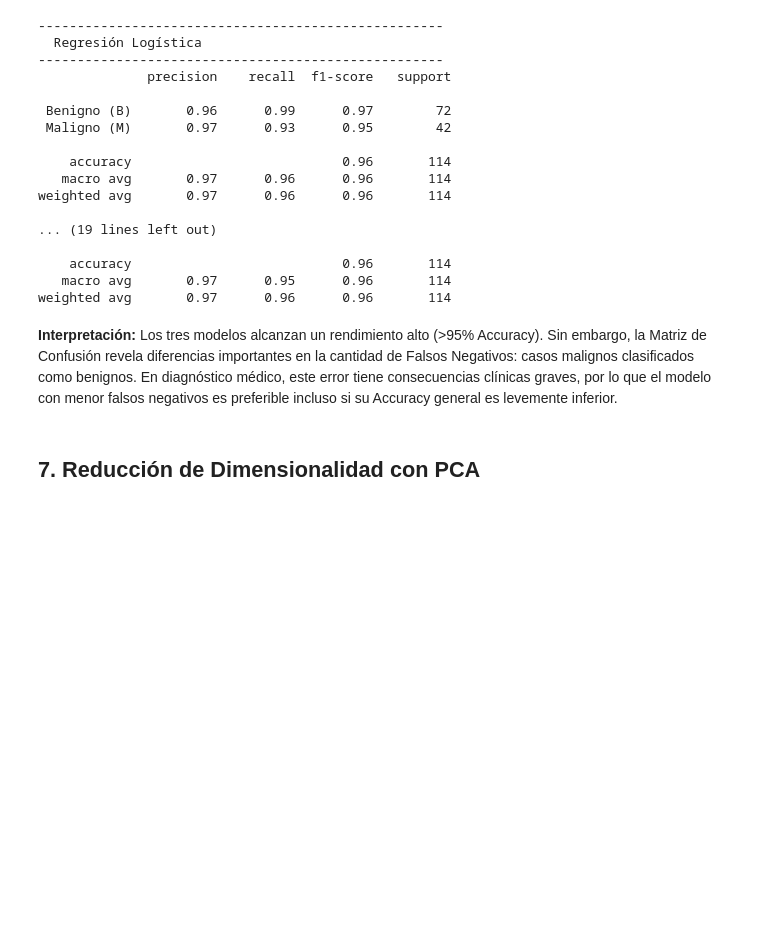
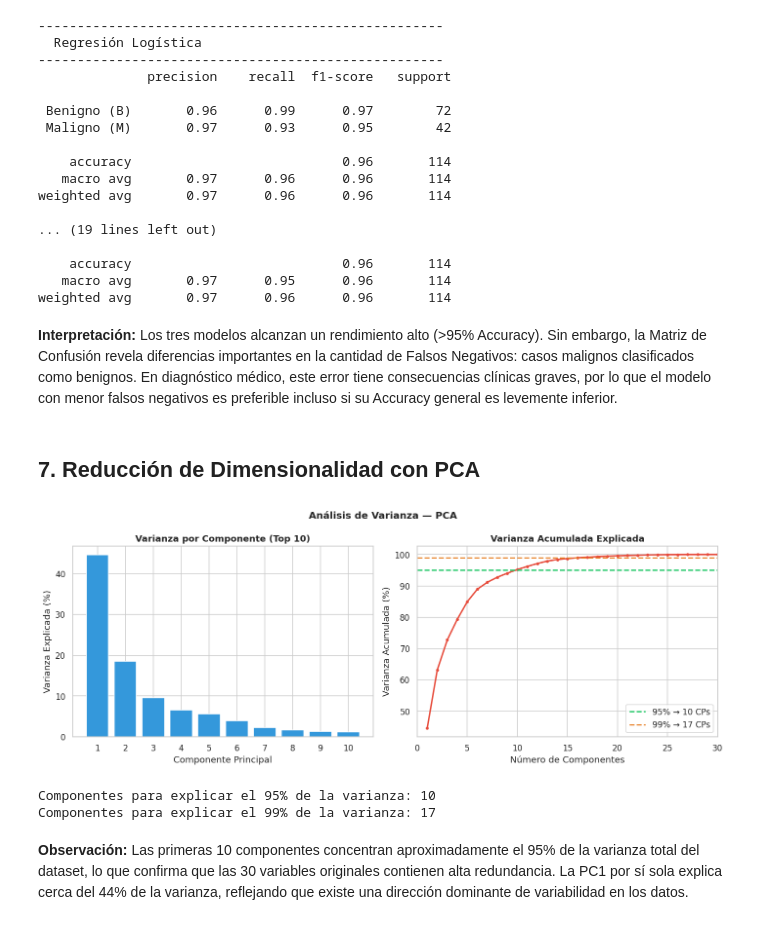
Before and after one commit to DaihanaMora/ML-Cancer-Market, a Jupyter notebook: breast_cancer.ipynb, the cells around one changed output. Cells and saved outputs as stored; diff of their text form; code cells hidden in the pictures; blank space fills up the shorter version.

Commit message:
feat: PCA varianza explicada acumulada

```diff
--- a/breast_cancer.ipynb
+++ b/breast_cancer.ipynb
@@ -281,3 +281,45 @@ weighted avg       0.97      0.96      0.96       114
 **Interpretación:** Los tres modelos alcanzan un rendimiento alto (>95% Accuracy). Sin embargo, la Matriz de Confusión revela diferencias importantes en la cantidad de Falsos Negativos: casos malignos clasificados como benignos. En diagnóstico médico, este error tiene consecuencias clínicas graves, por lo que el modelo con menor falsos negativos es preferible incluso si su Accuracy general es levemente inferior.
 # %% [markdown]
 ## 7. Reducción de Dimensionalidad con PCA
+# %%
+# Varianza explicada acumulada
+pca_full = PCA(random_state=42)
+pca_full.fit(X_train_sc)
+
+varianza_acum = np.cumsum(pca_full.explained_variance_ratio_)
+n_95 = np.argmax(varianza_acum >= 0.95) + 1
+n_99 = np.argmax(varianza_acum >= 0.99) + 1
+
+fig, axes = plt.subplots(1, 2, figsize=(13, 5))
+
+# Varianza individual (top 10)
+axes[0].bar(range(1, 11), pca_full.explained_variance_ratio_[:10] * 100,
+            color='#3498db', edgecolor='white')
+axes[0].set_xlabel('Componente Principal')
+axes[0].set_ylabel('Varianza Explicada (%)')
+axes[0].set_title('Varianza por Componente (Top 10)', fontweight='bold')
+axes[0].set_xticks(range(1, 11))
+
+# Varianza acumulada
+axes[1].plot(range(1, len(varianza_acum)+1), varianza_acum * 100,
+             color='#e74c3c', lw=2, marker='o', ms=3)
+axes[1].axhline(95, color='#2ecc71', ls='--', lw=1.8, label=f'95% → {n_95} CPs')
+axes[1].axhline(99, color='#e67e22', ls='--', lw=1.8, label=f'99% → {n_99} CPs')
+axes[1].set_xlabel('Número de Componentes')
+axes[1].set_ylabel('Varianza Acumulada (%)')
+axes[1].set_title('Varianza Acumulada Explicada', fontweight='bold')
+axes[1].legend()
+axes[1].set_xlim(0, 30)
+
+plt.suptitle('Análisis de Varianza — PCA', fontsize=13, fontweight='bold')
+plt.tight_layout()
+plt.show()
+
+print(f'Componentes para explicar el 95% de la varianza: {n_95}')
+print(f'Componentes para explicar el 99% de la varianza: {n_99}')
+# %% [output]
+[figure, added]
+Componentes para explicar el 95% de la varianza: 10
+Componentes para explicar el 99% de la varianza: 17
+# %% [markdown]
+**Observación:** Las primeras 10 componentes concentran aproximadamente el 95% de la varianza total del dataset, lo que confirma que las 30 variables originales contienen alta redundancia. La PC1 por sí sola explica cerca del 44% de la varianza, reflejando que existe una dirección dominante de variabilidad en los datos.
```
